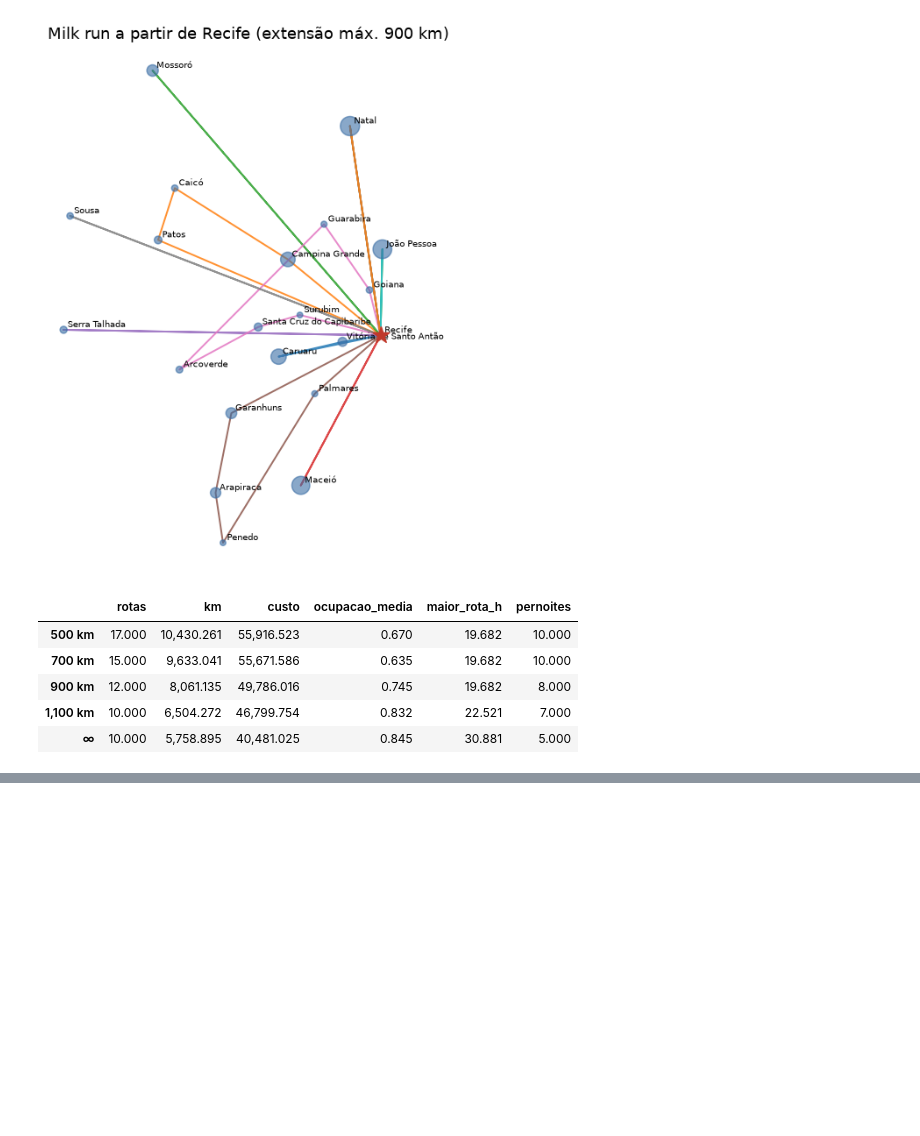
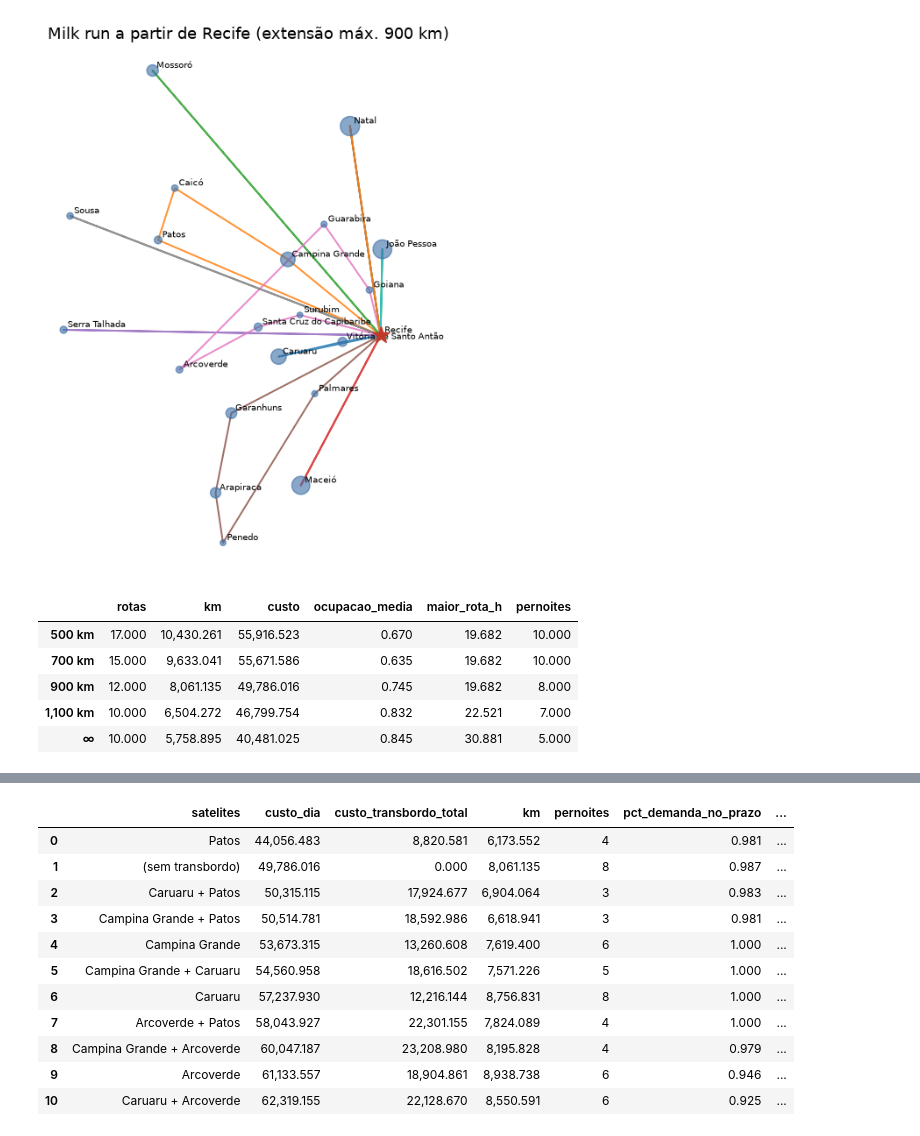
Before and after one commit to fabiojmjr-oss/KPIs-OKRs-SLAs, a Jupyter notebook: notebooks/middle_mile_consolidacao_rotas.ipynb, the cells around one changed output, grey strips where cells are left out. Cells and saved outputs as stored; diff of their text form; code cells hidden in the pictures; blank space fills up the shorter version.

```diff
--- a/notebooks/middle_mile_consolidacao_rotas.ipynb
+++ b/notebooks/middle_mile_consolidacao_rotas.ipynb
@@ -194,0 +205,16 @@ pd.DataFrame({('∞' if not np.isfinite(k) else f'{k:,.0f} km'): r.loc['milk run
+# %%
+redes = mm.comparar_redes()
+redes[['satelites', 'custo_dia', 'custo_transbordo_total', 'km', 'pernoites', 'pct_demanda_no_prazo', 'ultima_entrega_h', 'cidades_fora_do_prazo']]
+# %% [output]
+|  | satelites | custo_dia | custo_transbordo_total | km | pernoites | pct_demanda_no_prazo | ... |
+| 0 | Patos | 44,056.483 | 8,820.581 | 6,173.552 | 4 | 0.981 | ... |
+| 1 | (sem transbordo) | 49,786.016 | 0.000 | 8,061.135 | 8 | 0.987 | ... |
+| 2 | Caruaru + Patos | 50,315.115 | 17,924.677 | 6,904.064 | 3 | 0.983 | ... |
+| 3 | Campina Grande + Patos | 50,514.781 | 18,592.986 | 6,618.941 | 3 | 0.981 | ... |
+| 4 | Campina Grande | 53,673.315 | 13,260.608 | 7,619.400 | 6 | 1.000 | ... |
+| 5 | Campina Grande + Caruaru | 54,560.958 | 18,616.502 | 7,571.226 | 5 | 1.000 | ... |
+| 6 | Caruaru | 57,237.930 | 12,216.144 | 8,756.831 | 8 | 1.000 | ... |
+| 7 | Arcoverde + Patos | 58,043.927 | 22,301.155 | 7,824.089 | 4 | 1.000 | ... |
+| 8 | Campina Grande + Arcoverde | 60,047.187 | 23,208.980 | 8,195.828 | 4 | 0.979 | ... |
+| 9 | Arcoverde | 61,133.557 | 18,904.861 | 8,938.738 | 6 | 0.946 | ... |
+| 10 | Caruaru + Arcoverde | 62,319.155 | 22,128.670 | 8,550.591 | 6 | 0.925 | ... |
```
Also changed, not shown: parts of 10 cells of this notebook, 6 other files.
